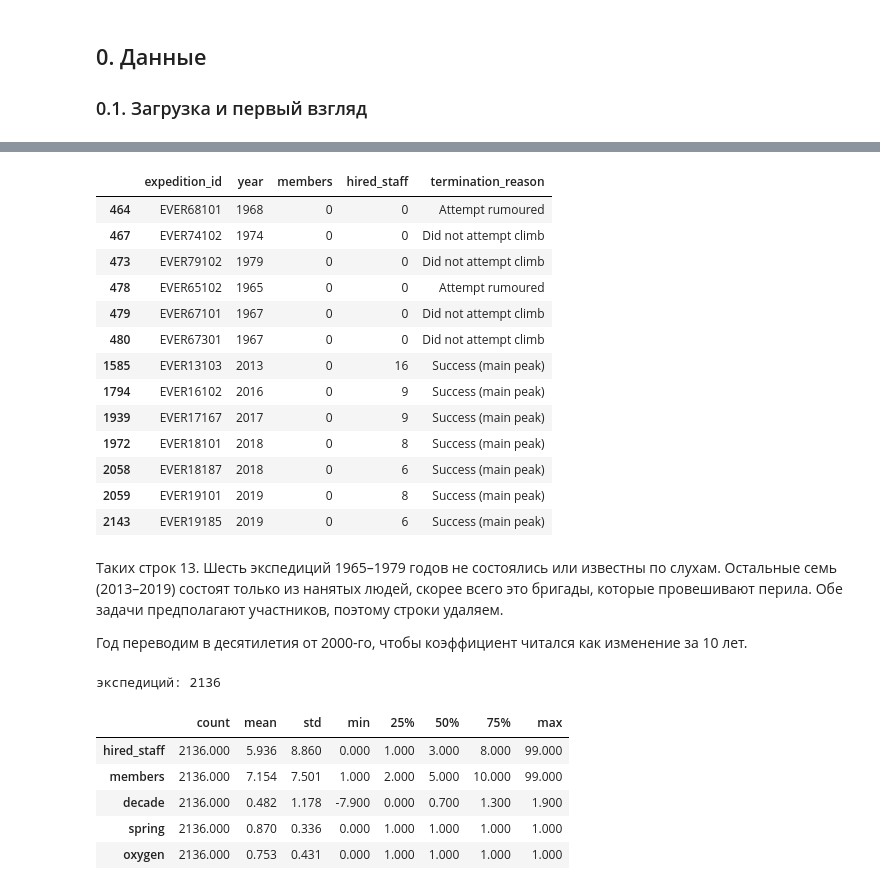
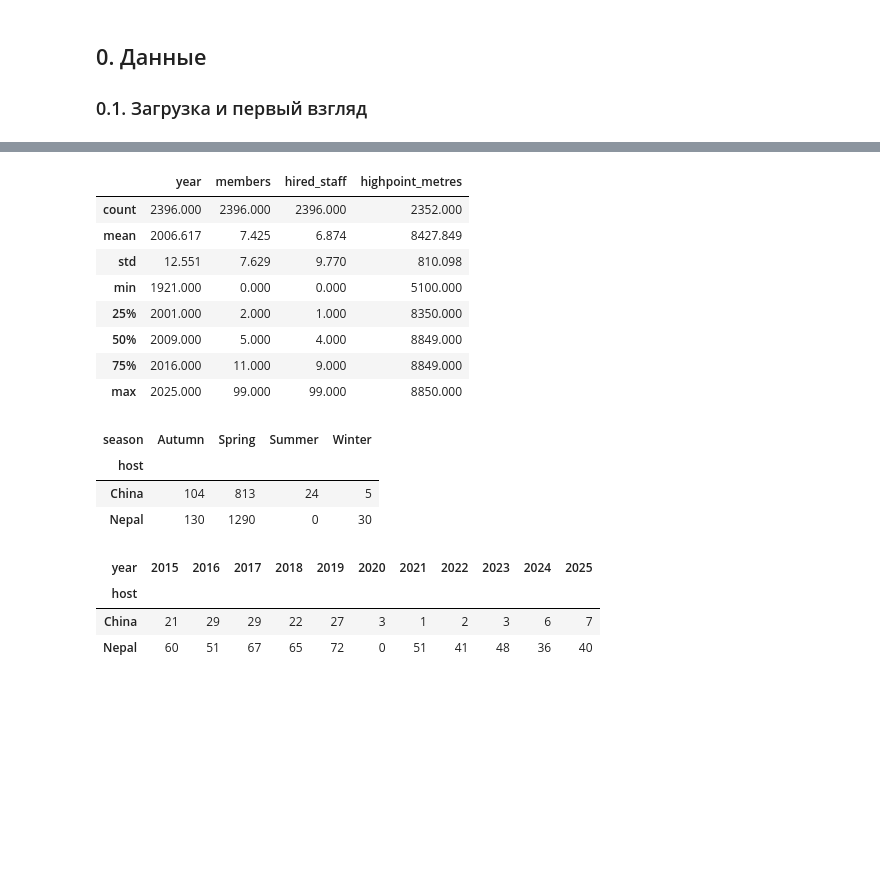
Before and after one commit to Vovamujik/stata_ai_2026_lab3, a Jupyter notebook: Lab3_Everest.ipynb, the cells around one changed output, grey strips where cells are left out. Saved outputs shown, nothing was run; the diff lists cells and outputs as text; code cells hidden in the pictures; blank space fills up the shorter version.

Commit message:
Переход на Himalayan Database 2.75

```diff
--- a/Lab3_Everest.ipynb
+++ b/Lab3_Everest.ipynb
@@ -31,7 +29,7 @@ BLUE, ORANGE, AQUA, GREY = "#2a78d6", "#eb6834", "#1baf7a", "#9a9993"
 
 ### 0.1. Загрузка и первый взгляд
 # %%
-df = pd.read_csv("everest-expeditions-tidytuesday.csv")
-print(df.shape)
-df.head()
+raw = pd.read_csv("everest-expeditions-himalayan-database-2.75.csv", encoding="utf-8-sig")
+print(raw.shape)
+raw.head(3)
 # %% [output]
@@ -65,3 +46,8 @@ pd.DataFrame({"тип": df.dtypes.astype(str), "пропуски": df.isna().sum
 # %%
-df[["year", "members", "hired_staff", "highpoint_metres"]].describe()
+columns = {"EXPID": "expedition_id", "YEAR": "year", "SEASON": "season", "HOST": "host", "NATION": "nation", "LEADERS": "leaders",
+           "BCDATE": "basecamp_date", "SMTDATE": "highpoint_date", "TERMDATE": "termination_date", "TERMREASON": "termination_reason",
+           "HIGHPOINT": "highpoint_metres", "TOTMEMBERS": "members", "MDEATHS": "member_deaths", "TOTHIRED": "hired_staff",
+           "HDEATHS": "hired_staff_deaths", "NOHIRED": "no_hired", "O2USED": "oxygen_used", "COMRTE": "commercial_route", "STDRTE": "standard_route", "AGENCY": "trekking_agency"}
+df = raw[list(columns)].rename(columns=columns)
+df.head()
 # %% [output]
@@ -77,3 +60,11 @@ df[["year", "members", "hired_staff", "highpoint_metres"]].describe()
 # %%
-df["season"].value_counts()
+seasons = {1: "Spring", 2: "Summer", 3: "Autumn", 4: "Winter"}
+hosts = {1: "Nepal", 2: "China"}
+reasons = {0: "Unknown", 1: "Success (main peak)", 2: "Success (subpeak)", 3: "Success (claimed)", 4: "Bad weather",
+           5: "Bad conditions", 6: "Accident", 7: "Illness, exhaustion", 8: "Lack of supplies", 9: "Lack of time",
+           10: "Too difficult", 11: "Did not reach base camp", 12: "Did not attempt climb", 13: "Attempt rumoured", 14: "Other"}
+df["season"], df["host"] = df["season"].map(seasons), df["host"].map(hosts)
+df["termination_reason"] = df["termination_reason"].map(reasons)
+df["highpoint_metres"] = df["highpoint_metres"].replace(0, np.nan)
+df["termination_reason"].value_counts()
 # %% [output]
@@ -92,37 +108,28 @@ Name: count, dtype: int64
 # %%
-df.loc[df["members"] == 0, ["expedition_id", "year", "members", "hired_staff", "termination_reason"]]
+df[["year", "members", "hired_staff", "highpoint_metres"]].describe()
 # %% [output]
-|  | expedition_id | year | members | hired_staff | termination_reason |
-| 464 | EVER68101 | 1968 | 0 | 0 | Attempt rumoured |
-| 467 | EVER74102 | 1974 | 0 | 0 | Did not attempt climb |
-| 473 | EVER79102 | 1979 | 0 | 0 | Did not attempt climb |
-| 478 | EVER65102 | 1965 | 0 | 0 | Attempt rumoured |
-| 479 | EVER67101 | 1967 | 0 | 0 | Did not attempt climb |
-| 480 | EVER67301 | 1967 | 0 | 0 | Did not attempt climb |
-| 1585 | EVER13103 | 2013 | 0 | 16 | Success (main peak) |
-| 1794 | EVER16102 | 2016 | 0 | 9 | Success (main peak) |
-| 1939 | EVER17167 | 2017 | 0 | 9 | Success (main peak) |
-| 1972 | EVER18101 | 2018 | 0 | 8 | Success (main peak) |
-| 2058 | EVER18187 | 2018 | 0 | 6 | Success (main peak) |
-| 2059 | EVER19101 | 2019 | 0 | 8 | Success (main peak) |
-| 2143 | EVER19185 | 2019 | 0 | 6 | Success (main peak) |
+|  | year | members | hired_staff | highpoint_metres |
+| count | 2396.000 | 2396.000 | 2396.000 | 2352.000 |
+| mean | 2006.617 | 7.425 | 6.874 | 8427.849 |
+| std | 12.551 | 7.629 | 9.770 | 810.098 |
+| min | 1921.000 | 0.000 | 0.000 | 5100.000 |
+| 25% | 2001.000 | 2.000 | 1.000 | 8350.000 |
+| 50% | 2009.000 | 5.000 | 4.000 | 8849.000 |
+| 75% | 2016.000 | 11.000 | 9.000 | 8849.000 |
+| max | 2025.000 | 99.000 | 99.000 | 8850.000 |
-# %% [markdown]
-Таких строк 13. Шесть экспедиций 1965–1979 годов не состоялись или известны по слухам. Остальные семь (2013–2019) состоят только из нанятых людей, скорее всего это бригады, которые провешивают перила. Обе задачи предполагают участников, поэтому строки удаляем.
-
-Год переводим в десятилетия от 2000-го, чтобы коэффициент читался как изменение за 10 лет.
+# %%
+pd.crosstab(df["host"], df["season"])
+# %% [output]
+| season | Autumn | Spring | Summer | Winter |
+| host |  |  |  |  |
+| China | 104 | 813 | 24 | 5 |
+| Nepal | 130 | 1290 | 0 | 30 |
 # %%
-data = df[df["members"] > 0].copy()
-data["decade"] = (data["year"] - 2000) / 10
-data["spring"] = (data["season"] == "Spring").astype(int)
-data["oxygen"] = data["oxygen_used"].astype(int)
-print("экспедиций:", len(data))
-data[["hired_staff", "members", "decade", "spring", "oxygen"]].describe().T
+recent = df[df["year"] >= 2015]
+pd.crosstab(recent["year"], recent["host"]).T
 # %% [output]
-экспедиций: 2136
-|  | count | mean | std | min | 25% | 50% | 75% | max |
-| hired_staff | 2136.000 | 5.936 | 8.860 | 0.000 | 1.000 | 3.000 | 8.000 | 99.000 |
-| members | 2136.000 | 7.154 | 7.501 | 1.000 | 2.000 | 5.000 | 10.000 | 99.000 |
-| decade | 2136.000 | 0.482 | 1.178 | -7.900 | 0.000 | 0.700 | 1.300 | 1.900 |
-| spring | 2136.000 | 0.870 | 0.336 | 0.000 | 1.000 | 1.000 | 1.000 | 1.000 |
-| oxygen | 2136.000 | 0.753 | 0.431 | 0.000 | 1.000 | 1.000 | 1.000 | 1.000 |
+| year | 2015 | 2016 | 2017 | 2018 | 2019 | 2020 | 2021 | 2022 | 2023 | 2024 | 2025 |
+| host |  |  |  |  |  |  |  |  |  |  |  |
+| China | 21 | 29 | 29 | 22 | 27 | 3 | 1 | 2 | 3 | 6 | 7 |
+| Nepal | 60 | 51 | 67 | 65 | 72 | 0 | 51 | 41 | 48 | 36 | 40 |
 # %% [markdown]
```
Also changed, not shown: parts of 281 cells of this notebook, 2 other files.
